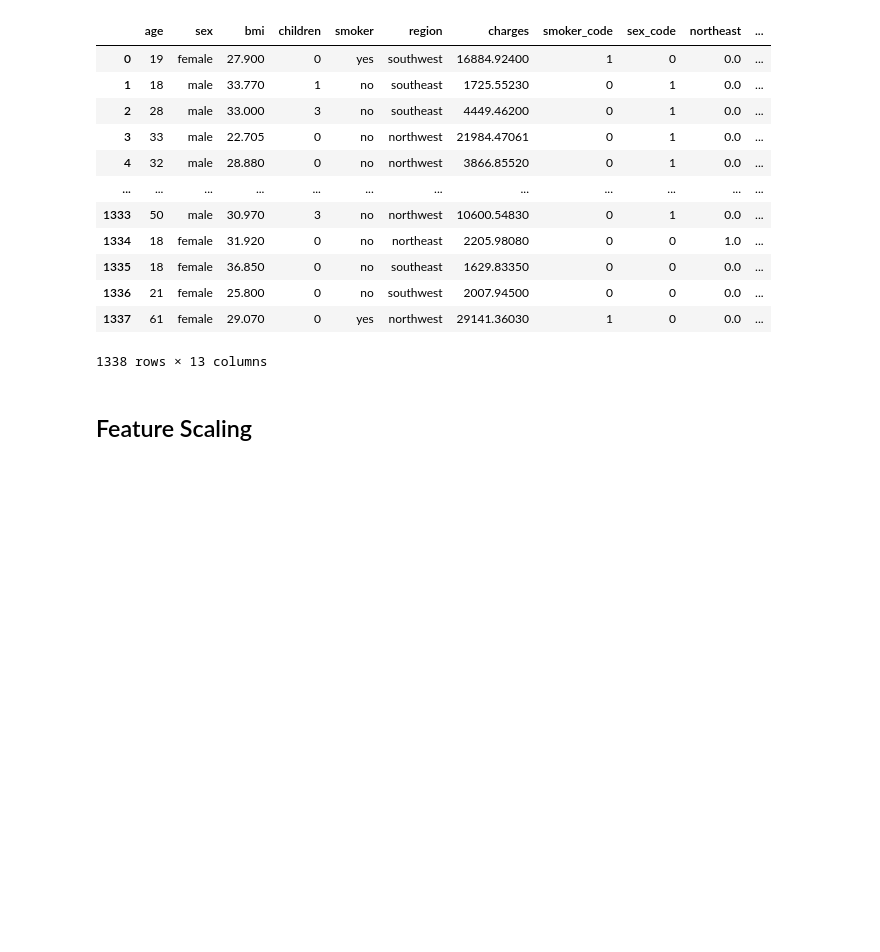
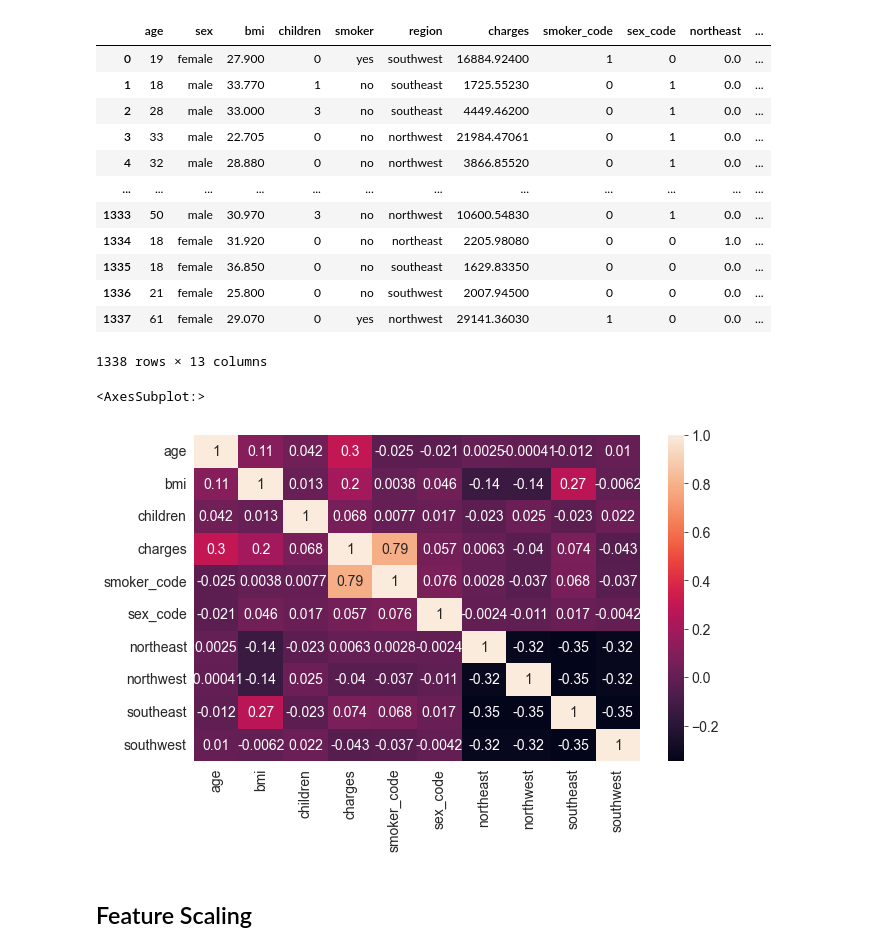
Before and after one commit to Himangshu1086/Estimation-of-annual-insurance-premium, a Jupyter notebook: medical_Insurance_estimation.ipynb, the cells around one changed output. Saved outputs shown, nothing was run; the diff lists cells and outputs as text; code cells hidden in the pictures; blank space fills up the shorter version.

```diff
--- a/medical_Insurance_estimation.ipynb
+++ b/medical_Insurance_estimation.ipynb
@@ -374,6 +370,11 @@ medical_df
 | 1336 | 21 | female | 25.800 | 0 | no | southwest | 2007.94500 | 0 | 0 | 0.0 | ... |
 | 1337 | 61 | female | 29.070 | 0 | yes | northwest | 29141.36030 | 1 | 0 | 0.0 | ... |
 1338 rows × 13 columns
+# %%
+sns.heatmap(medical_df.corr(), annot=True)
+# %% [output]
+<AxesSubplot:>
+[figure, added]
 # %% [markdown]
 
 ## Feature Scaling
```
Also changed, not shown: parts of 11 cells of this notebook.
